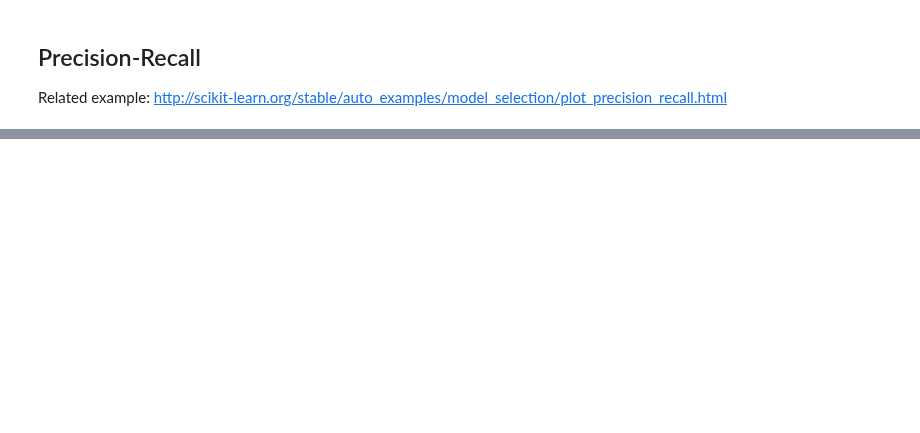
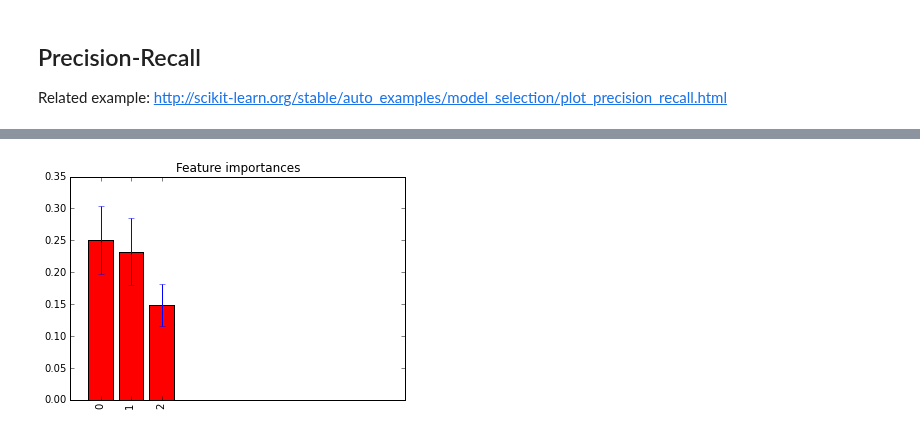
Before and after one commit to ploomber/sklearn-evaluation, a Jupyter notebook: examples/plots.ipynb, the cells around one changed output, grey strips where cells are left out. Drawn from its saved outputs; the diff is of its cells as text; code cells hidden in the pictures; blank space fills up the shorter version.

```diff
--- a/examples/plots.ipynb
+++ b/examples/plots.ipynb
@@ -117,0 +134,4 @@ IndexError: too many indices for array
+# %%
+plots.feature_importance(forest, feature_list, n=3)
+# %% [output]
+[figure, added]
```
Also changed, not shown: parts of 10 cells of this notebook, 1 other file.
